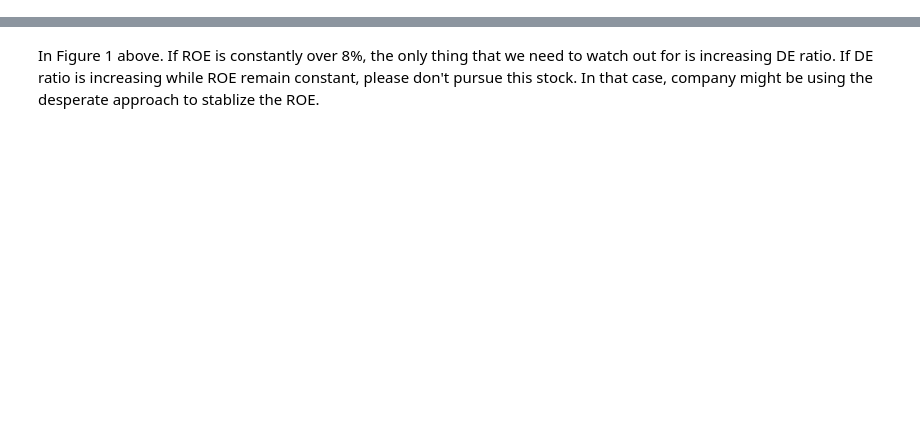
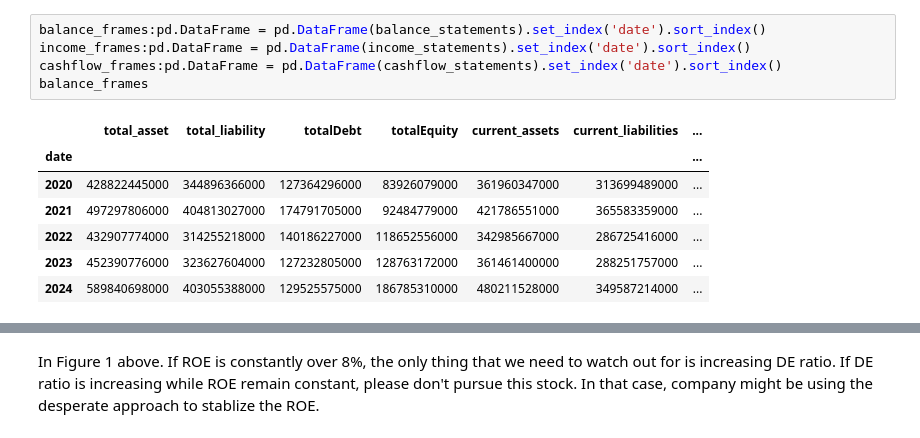
Before and after one commit to fbcharles747/company_evaluation, a Jupyter notebook: Buffet_accounting_book_playground.ipynb, the cells around one changed output, grey strips where cells are left out. Drawn from its saved outputs; the diff is of its cells as text; blank space fills up the shorter version.

```diff
--- a/Buffet_accounting_book_playground.ipynb
+++ b/Buffet_accounting_book_playground.ipynb
@@ -126,0 +95,13 @@ Table for AAPL
+# %%
+balance_frames:pd.DataFrame = pd.DataFrame(balance_statements).set_index('date').sort_index()
+income_frames:pd.DataFrame = pd.DataFrame(income_statements).set_index('date').sort_index()
+cashflow_frames:pd.DataFrame = pd.DataFrame(cashflow_statements).set_index('date').sort_index()
+balance_frames
+# %% [output]
+|  | total_asset | total_liability | totalDebt | totalEquity | current_assets | current_liabilities | ... |
+| date |  |  |  |  |  |  | ... |
+| 2020 | 428822445000 | 344896366000 | 127364296000 | 83926079000 | 361960347000 | 313699489000 | ... |
+| 2021 | 497297806000 | 404813027000 | 174791705000 | 92484779000 | 421786551000 | 365583359000 | ... |
+| 2022 | 432907774000 | 314255218000 | 140186227000 | 118652556000 | 342985667000 | 286725416000 | ... |
+| 2023 | 452390776000 | 323627604000 | 127232805000 | 128763172000 | 361461400000 | 288251757000 | ... |
+| 2024 | 589840698000 | 403055388000 | 129525575000 | 186785310000 | 480211528000 | 349587214000 | ... |
```
Also changed, not shown: parts of 26 cells of this notebook.
